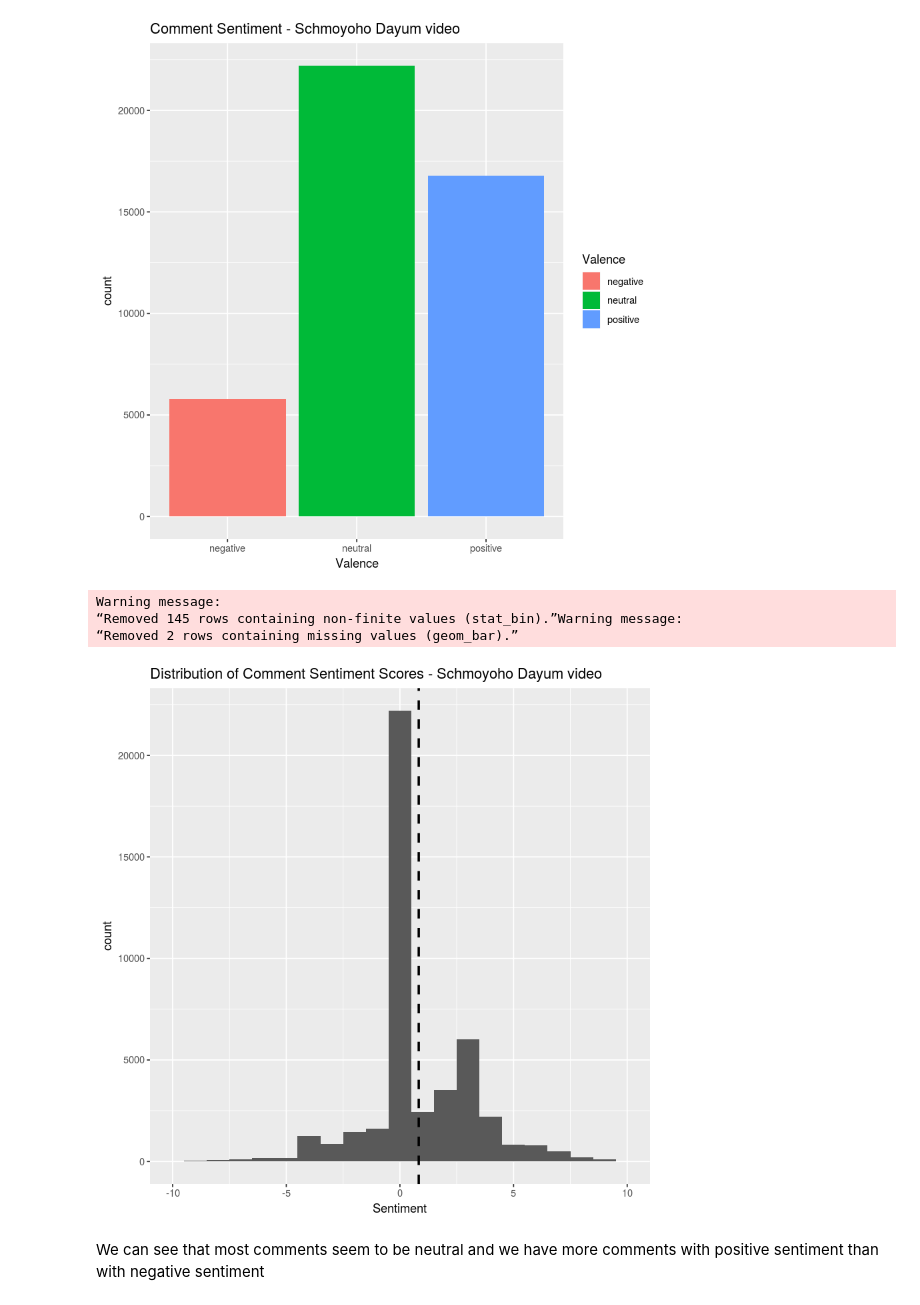
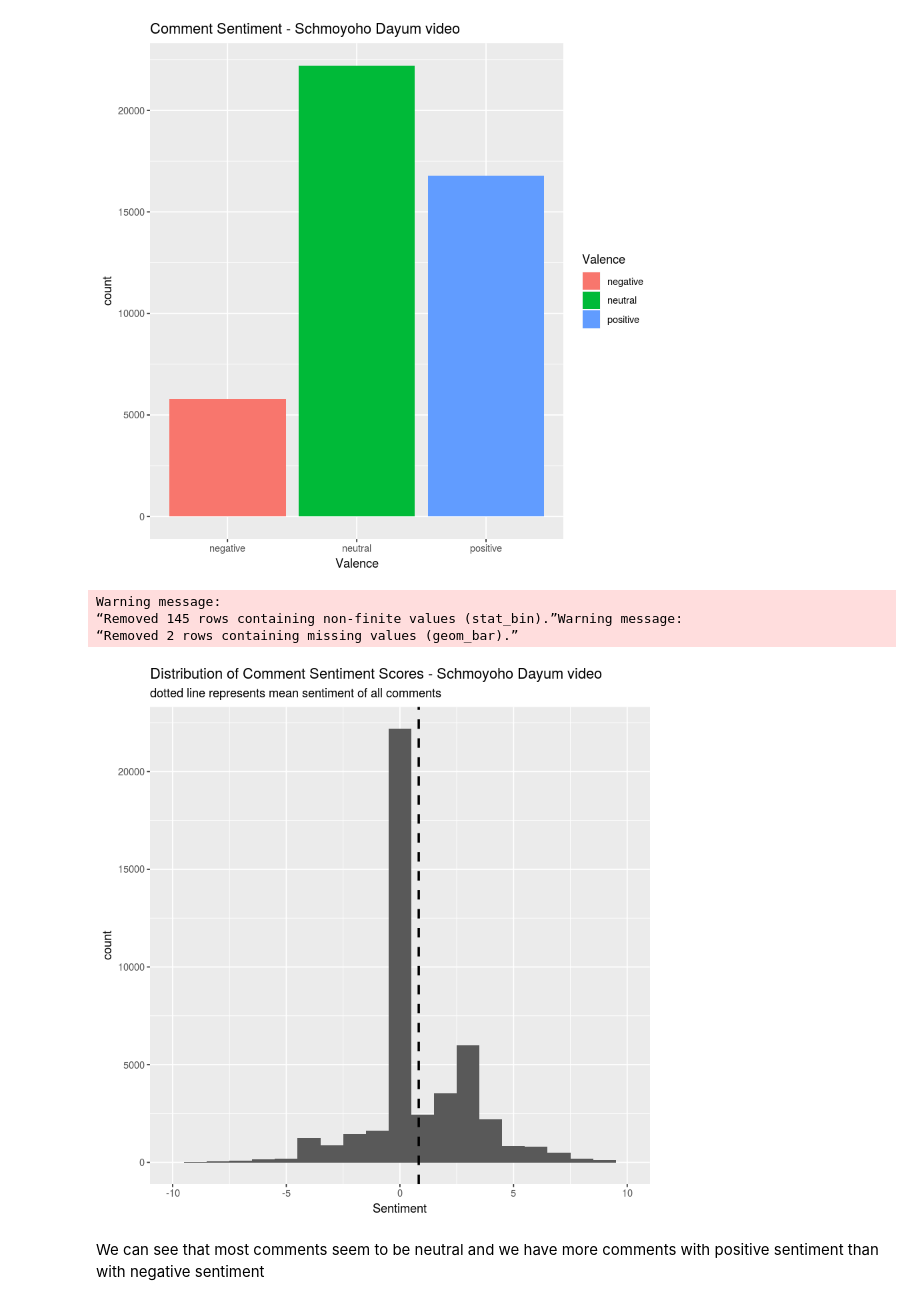
Before and after one commit to gesiscss/YouTubeComments, a Jupyter notebook: Analyzing Youtube Comments in R.ipynb, the cells around one changed output. Cells and saved outputs as stored; diff of their text form; code cells hidden in the pictures.

```diff
--- a/Analyzing Youtube Comments in R.ipynb
+++ b/Analyzing Youtube Comments in R.ipynb
@@ -397,18 +402,18 @@ ggplot(data=df, aes(x=Valence, fill = Valence)) +
 # %% [output]
 [figure]
 # %%
-# distribution of comment sentiments (dotted line representd mean sentiment of all comments)
+# distribution of comment sentiments
 ggplot(df, aes(x=Sentiment)) +
   geom_histogram(binwidth = 1) +
   geom_vline(aes(xintercept=mean(Sentiment)),
              color="black", linetype="dashed", size=1) +
-  ggtitle("Distribution of Comment Sentiment Scores - Schmoyoho Dayum video") +
+  ggtitle("Distribution of Comment Sentiment Scores - Schmoyoho Dayum video", subtitle = "dotted line represents mean sentiment of all comments") +
   scale_x_continuous(limits=c(-10,10))
 # %% [output]
 Warning message:
 “Removed 145 rows containing non-finite values (stat_bin).”Warning message:
 “Removed 2 rows containing missing values (geom_bar).”
-[figure, old version]
+[figure, new version]
 # %% [markdown]
 We can see that most comments seem to be neutral and we have more comments with positive sentiment than with negative sentiment
 # %% [markdown]
```
Also changed, not shown: parts of 18 cells of this notebook, 1 other file.
